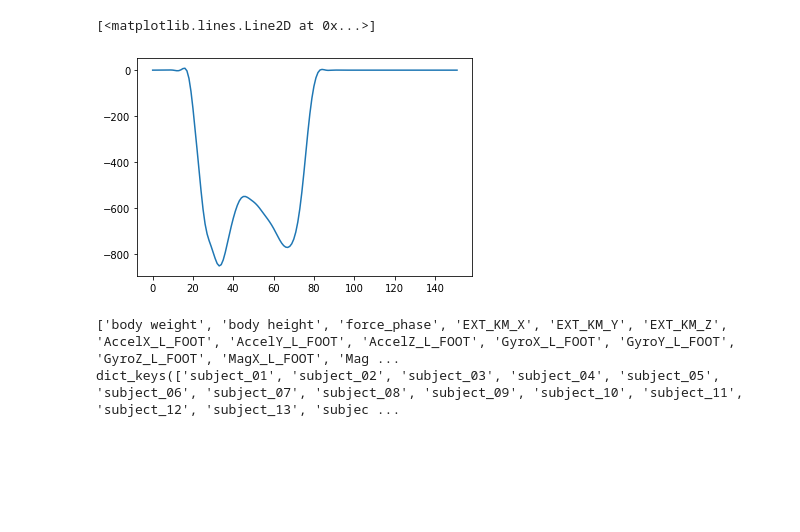
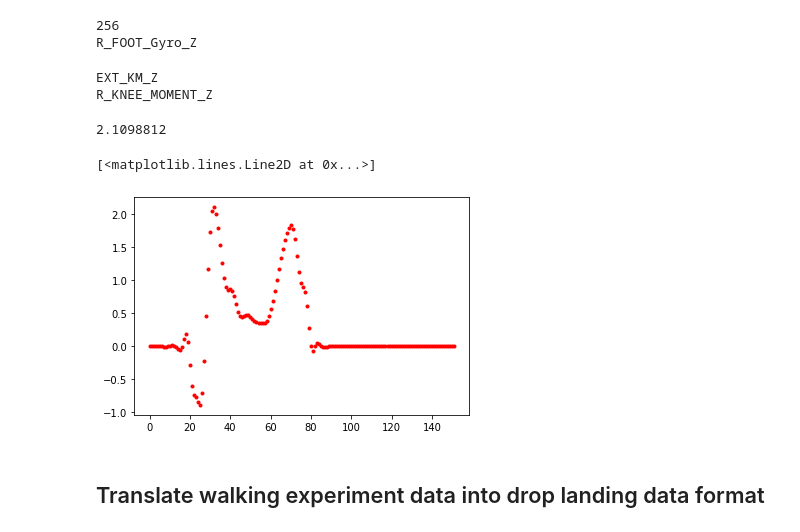
Before and after one commit to sunzhon/transfer_learning_for_droplanding, a Jupyter notebook: jupyter-lab/walking_data.ipynb, the cells around one changed output. Drawn from its saved outputs; the diff is of its cells as text; code cells hidden in the pictures; blank space fills up the shorter version.

```diff
--- a/jupyter-lab/walking_data.ipynb
+++ b/jupyter-lab/walking_data.ipynb
@@ -7,15 +7,14 @@ import matplotlib.pyplot as plt
 import sys
 sys.path.append("./../")
 
-from vicon_imu_data_process.const import DATA_PATH, SAMPLE_FREQUENCY
-walking_data_path = DATA_PATH
+
 
 if __name__ == '__main__':
-    with h5py.File(os.path.join(walking_data_path,'all_17_subjects.h5'), 'r') as hf:
+    with h5py.File(os.path.join(DATA_PATH,'all_17_subjects.h5'), 'r') as hf:
         data_all_sub = {subject: subject_data[:] for subject, subject_data in hf.items()}
         data_fields = json.loads(hf.attrs['columns'])
 
-    data_subject_01 = data_all_sub['subject_01']
+    data_subject_01 = data_all_sub['subject_03']
     index_ = data_fields.index('plate_2_force_z')
 
     plt.figure()
@@ -31,18 +42,33 @@ if __name__ == '__main__':
+# %%
+from vicon_imu_data_process.process_walking_data import *
+aa=interpret_data_fields()
+print(len(aa))
+# %% [output]
+256
+R_FOOT_Gyro_Z
+# %%
+index = 5
+print(data_fields[index])
+print(aa[index])
+# %% [output]
+EXT_KM_Z
+R_KNEE_MOMENT_Z
 # %%
-plt.plot(data_all_sub['subject_01'][0,:,index_])
+
+temp = data_all_sub['subject_03'][0,:,4]
+print(max(temp))
+
+plt.plot(temp,'r.')
 # %% [output]
-[<matplotlib.lines.Line2D at 0x...>]
+2.1098812
+[<matplotlib.lines.Line2D at 0x...>]
-[figure, old version]
+[figure, new version]
 # %%
 subjects_trials_data={}
 for subject_id_name in data_all_sub.items():
     subjects_trials[subject_id_name]=[]
-# %%
-print(data_fields)
-print(data_all_sub.keys())
-# %% [output]
-['body weight', 'body height', 'force_phase', 'EXT_KM_X', 'EXT_KM_Y', 'EXT_KM_Z', 'AccelX_L_FOOT', 'AccelY_L_FOOT', 'AccelZ_L_FOOT', 'GyroX_L_FOOT', 'GyroY_L_FOOT', 'GyroZ_L_FOOT', 'MagX_L_FOOT', 'Mag ...
-dict_keys(['subject_01', 'subject_02', 'subject_03', 'subject_04', 'subject_05', 'subject_06', 'subject_07', 'subject_08', 'subject_09', 'subject_10', 'subject_11', 'subject_12', 'subject_13', 'subjec ...
+# %% [markdown]
+## Translate walking experiment data into drop landing data format
 # %%
 import re
 import copy
```
Also changed, not shown: parts of 19 cells of this notebook, 8 other files.
